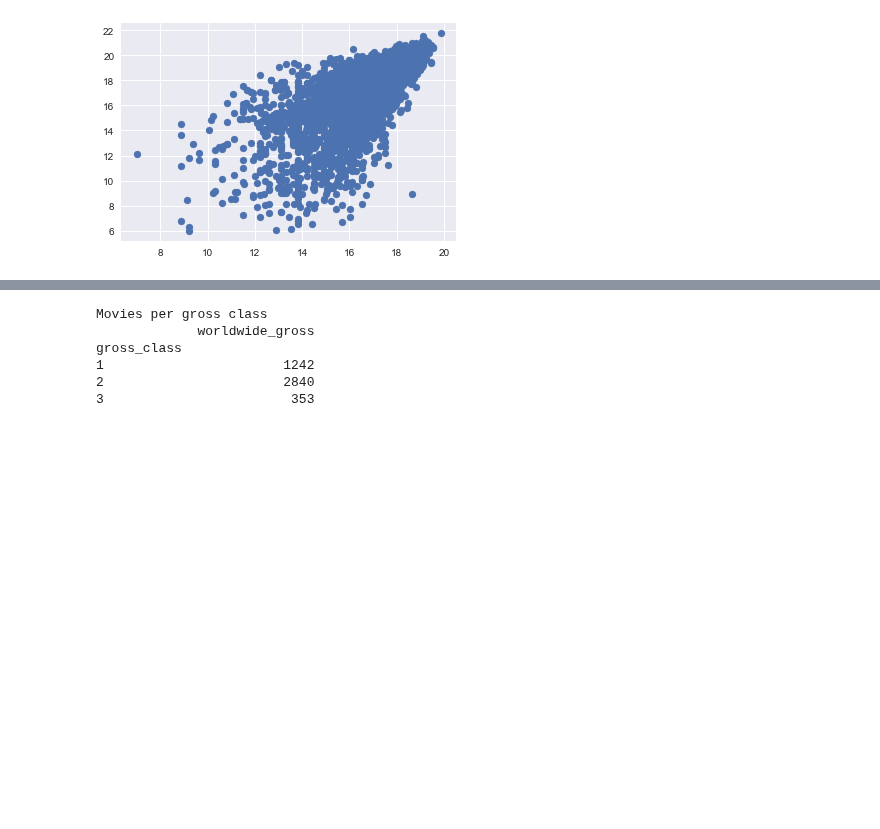
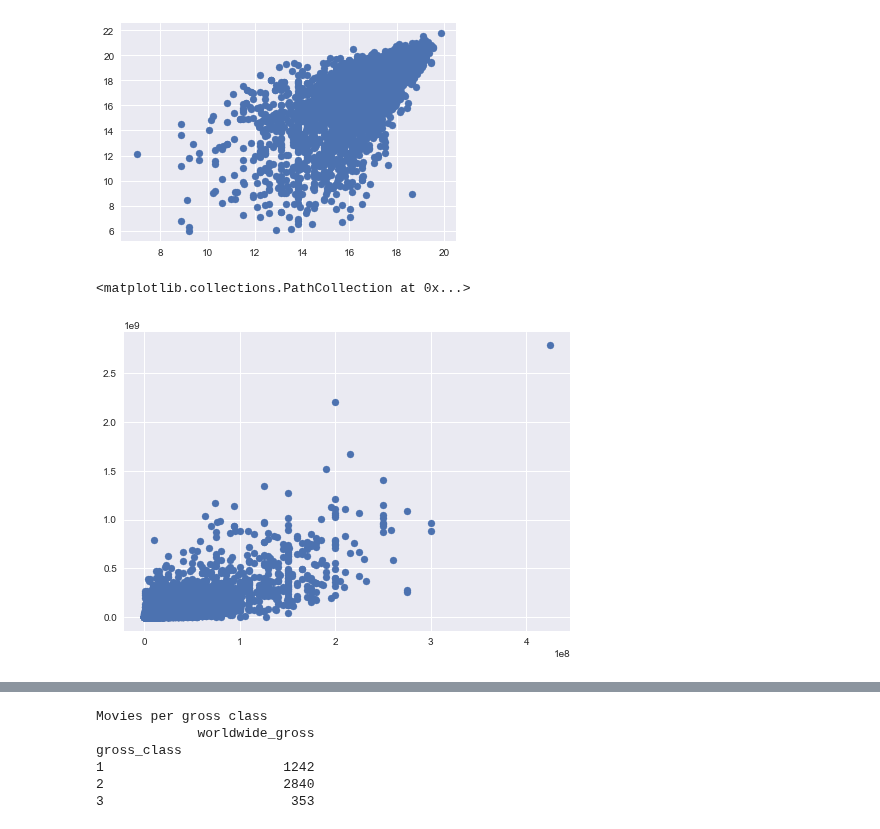
Before and after one commit to rihardsbar/dm-predictive-ml, a Jupyter notebook: eda/eda_numeric_features.ipynb, the cells around one changed output, grey strips where cells are left out. Cells and saved outputs as stored; diff of their text form; code cells hidden in the pictures; blank space fills up the shorter version.

```diff
--- a/eda/eda_numeric_features.ipynb
+++ b/eda/eda_numeric_features.ipynb
@@ -126,3 +126,8 @@ plt.scatter(data['budget_log'],data['gross_log'])
 # %% [output]
 <matplotlib.collections.PathCollection at 0x...>
 [figure]
+# %%
+plt.scatter(data['production_budget'],data['worldwide_gross'])
+# %% [output]
+<matplotlib.collections.PathCollection at 0x...>
+[figure, added]
```
Also changed, not shown: parts of 4 cells of this notebook, 9 other files.
